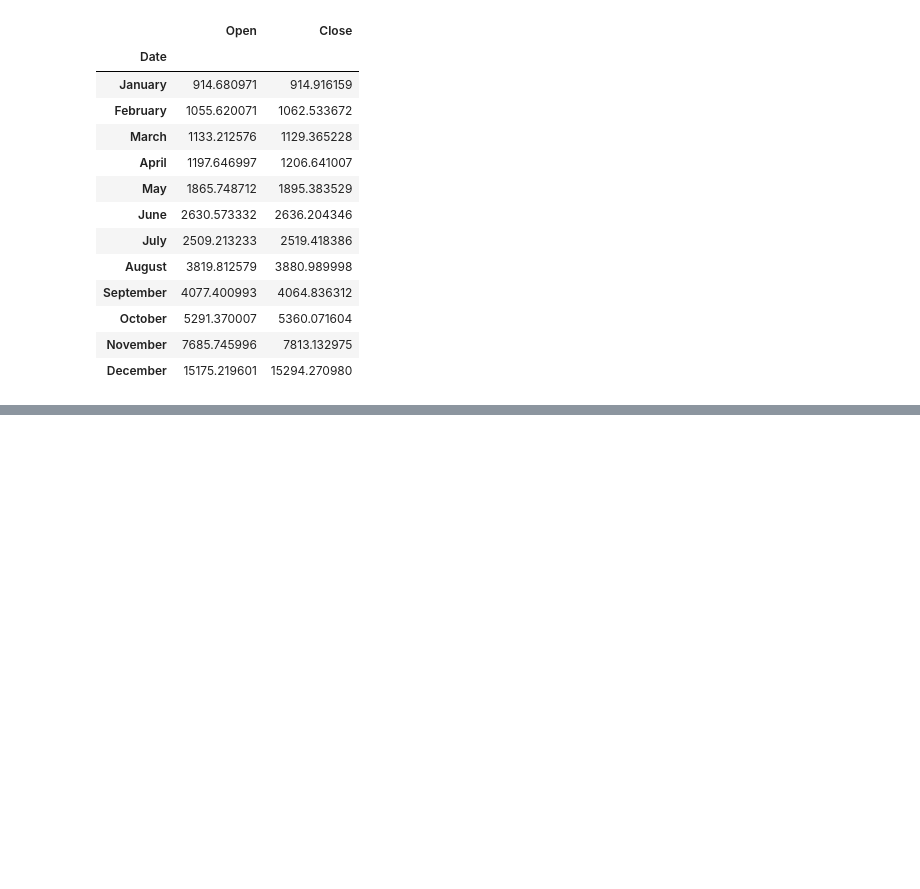
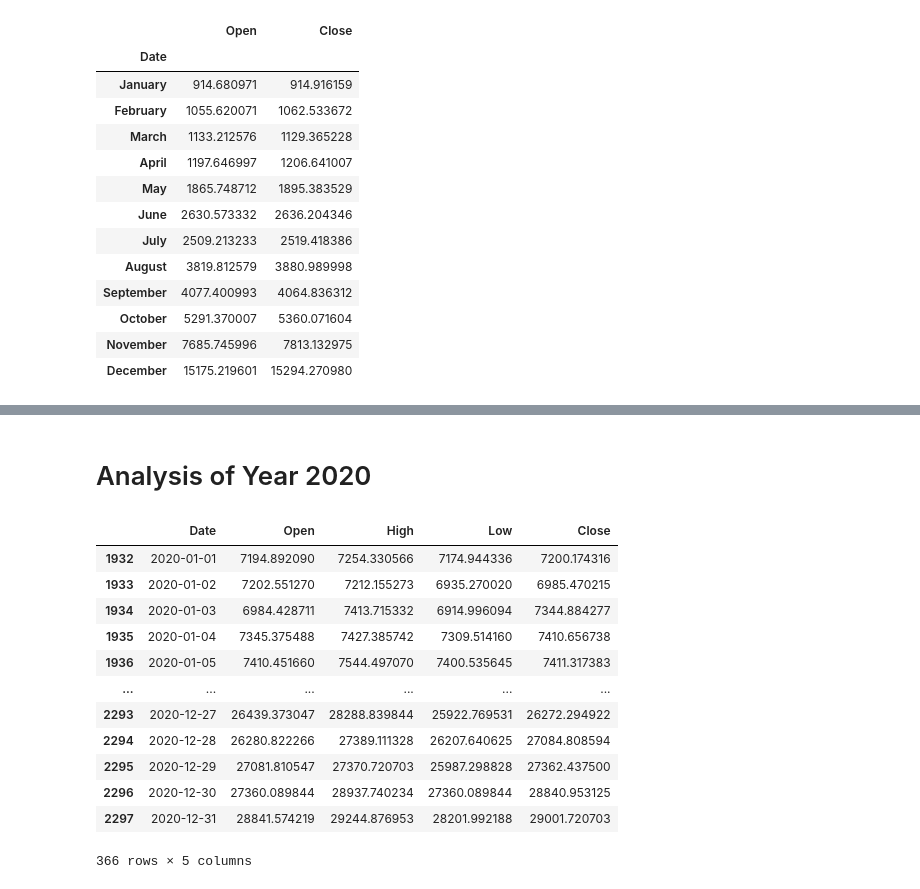
Before and after one commit to shahiatif/Data-Science-final-Year-Project, a Jupyter notebook: TimeSeriesModeling.ipynb, the cells around one changed output, grey strips where cells are left out. Drawn from its saved outputs; the diff is of its cells as text; code cells hidden in the pictures; blank space fills up the shorter version.

```diff
--- a/TimeSeriesModeling.ipynb
+++ b/TimeSeriesModeling.ipynb
@@ -541,0 +768,23 @@ fig.show()
+# %% [markdown]
+# Analysis of Year 2020
+# %%
+maindf['Date'] = pd.to_datetime(maindf['Date'], format='%Y-%m-%d')
+
+y_2020 = maindf.loc[(maindf['Date'] >= '2020-01-01')
+                     & (maindf['Date'] < '2021-01-01')]
+
+y_2020.drop(y_2020[['Adj Close','Volume']],axis=1)
+# %% [output]
+|  | Date | Open | High | Low | Close |
+| 1932 | 2020-01-01 | 7194.892090 | 7254.330566 | 7174.944336 | 7200.174316 |
+| 1933 | 2020-01-02 | 7202.551270 | 7212.155273 | 6935.270020 | 6985.470215 |
+| 1934 | 2020-01-03 | 6984.428711 | 7413.715332 | 6914.996094 | 7344.884277 |
+| 1935 | 2020-01-04 | 7345.375488 | 7427.385742 | 7309.514160 | 7410.656738 |
+| 1936 | 2020-01-05 | 7410.451660 | 7544.497070 | 7400.535645 | 7411.317383 |
+| ... | ... | ... | ... | ... | ... |
+| 2293 | 2020-12-27 | 26439.373047 | 28288.839844 | 25922.769531 | 26272.294922 |
+| 2294 | 2020-12-28 | 26280.822266 | 27389.111328 | 26207.640625 | 27084.808594 |
+| 2295 | 2020-12-29 | 27081.810547 | 27370.720703 | 25987.298828 | 27362.437500 |
+| 2296 | 2020-12-30 | 27360.089844 | 28937.740234 | 27360.089844 | 28840.953125 |
+| 2297 | 2020-12-31 | 28841.574219 | 29244.876953 | 28201.992188 | 29001.720703 |
+366 rows × 5 columns
```
Also changed, not shown: parts of 34 cells of this notebook.
